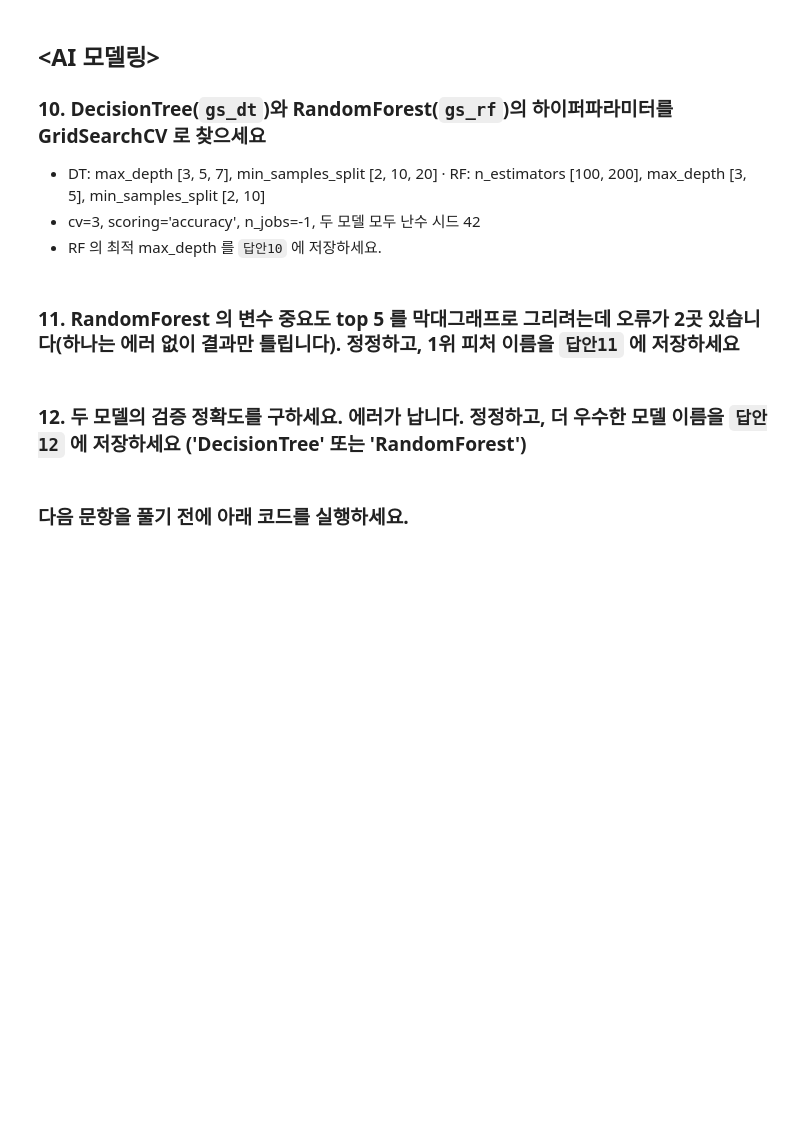
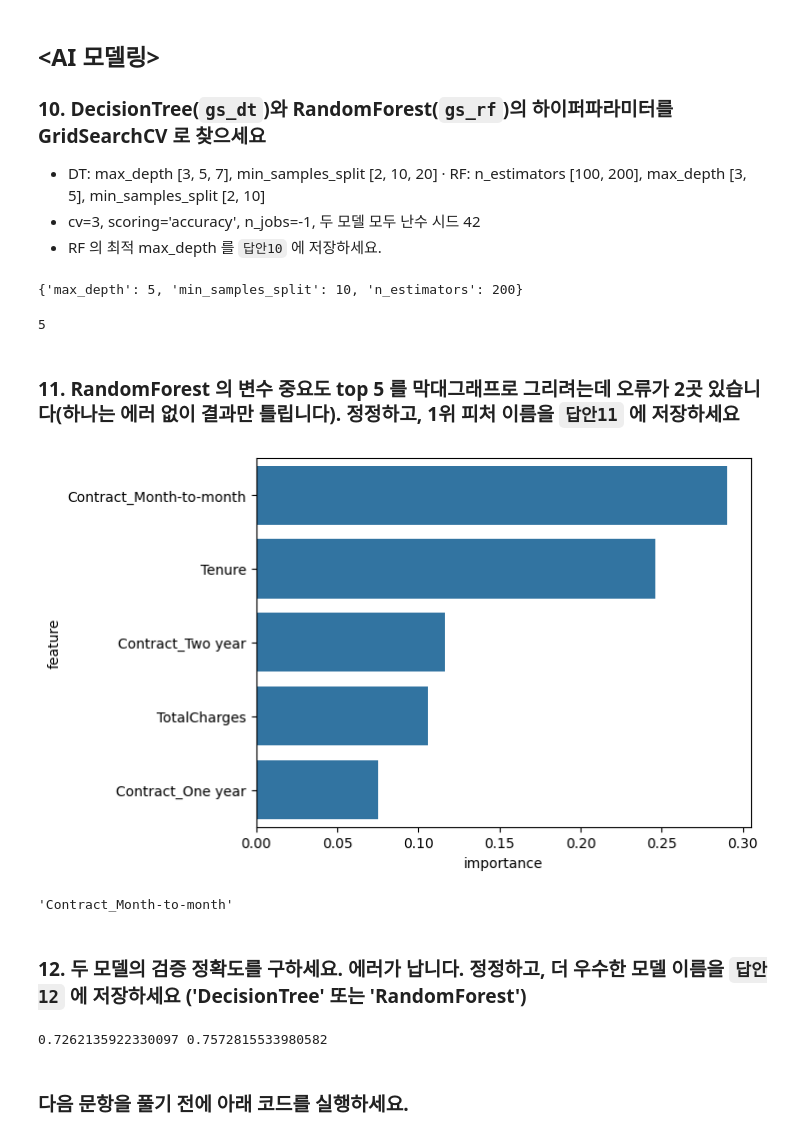
Before and after one commit to jseo0320/aice_-, a Jupyter notebook: notebooks/mock1_problem.ipynb, the cells around one changed output. Cells and saved outputs as stored; diff of their text form; code cells hidden in the pictures; blank space fills up the shorter version.

```diff
--- a/notebooks/mock1_problem.ipynb
+++ b/notebooks/mock1_problem.ipynb
@@ -74,3 +102,9 @@ data_temp.reset_index(drop=True, inplace=True)
 # %% [markdown]
 ### 6. 결측치 개수를 확인한 뒤 결측치가 있는 행을 모두 삭제해 `data_na` 에 저장하고, 결측치가 사라졌는지 확인하세요
 - 남은 행 수를 `답안6` 에 저장하세요.
+# %%
+print(data_temp.isnull().sum())
+data_na = data_temp.dropna()
+print(data_na.isnull().sum())
+답안6 = len(data_na)
+답안6
@@ -84,8 +137,10 @@ data_temp.reset_index(drop=True, inplace=True)
 # %%
 # 아래 코드의 빈칸을 채우고 오류를 정정하세요.
 data_na = data_na.copy()
-data_na.loc[data_na['PaymentMethod'].< blank7 >(['Card|Auto', 'Card|Manual']), ['PaymentMethod']] = 'Card'
-data_na.loc[data_na['PaymentMethod'].< blank7 >(['Bank transfer|Auto']), ['PaymentMethod']] = 'Bank transfer'
+data_na.loc[data_na['PaymentMethod'].isin(['Card|Auto', 'Card|Manual']), ['PaymentMethod']] = 'Card'
+data_na.loc[data_na['PaymentMethod'].isin(['Bank transfer|Auto']), ['PaymentMethod']] = 'Bank transfer'
 print(data_na['PaymentMethod'].value_counts())
-data_preset = pd.get_dummies(data=data_na, columns=['Gender', 'Contract', 'InternetService', 'PaymentMethod'], axis=1)
+data_preset = pd.get_dummies(data=data_na, columns=['Gender', 'Contract', 'InternetService', 'PaymentMethod'])   # get_dummies 에는 axis 옵션이 없다
 data_preset.info()
+답안7 = (data_na['PaymentMethod'] == 'Card').sum()
+답안7
@@ -92,6 +166,11 @@ data_preset.info()
 # %% [markdown]
 ### 8. Churn 을 레이블 y, 나머지를 피처 X 로 하고 학습용·검증용을 나누세요
 - 변수: `X_train, X_valid, y_train, y_valid` · 비율 80:20 · 이탈 비율 유지 · 난수 시드 42
+# %%
+from sklearn.model_selection import train_test_split
+X = data_preset.drop('Churn', axis=1)
+y = data_preset['Churn']
+X_train, X_valid, y_train, y_valid = train_test_split(X, y, test_size=0.2, random_state=42, stratify=y)
 # %% [markdown]
 ### 9. 스케일링 코드에 오류가 있습니다. 정정하고, 스케일링된 검증 데이터의 최댓값을 소수 둘째 자리까지 반올림해 `답안9` 에 저장하세요
 - MinMaxScaler 를 쓰세요. 변수명은 그대로 쓰세요.
@@ -109,23 +191,45 @@ round(np.max(X_valid), 2)
 - DT: max_depth [3, 5, 7], min_samples_split [2, 10, 20] · RF: n_estimators [100, 200], max_depth [3, 5], min_samples_split [2, 10]
 - cv=3, scoring='accuracy', n_jobs=-1, 두 모델 모두 난수 시드 42
 - RF 의 최적 max_depth 를 `답안10` 에 저장하세요.
+# %%
+from sklearn.tree import DecisionTreeClassifier
+from sklearn.ensemble import RandomForestClassifier
+from sklearn.model_selection import GridSearchCV
+gs_dt = GridSearchCV(estimator=DecisionTreeClassifier(random_state=42), param_grid={'max_depth': [3, 5, 7], 'min_samples_split': [2, 10, 20]}, cv=3, scoring='accuracy', n_jobs=-1)
+gs_dt.fit(X_train, y_train)
+gs_rf = GridSearchCV(estimator=RandomForestClassifier(random_state=42), param_grid={'n_estimators': [100, 200], 'max_depth': [3, 5], 'min_samples_split': [2, 10]}, cv=3, scoring='accuracy', n_jobs=-1)
+gs_rf.fit(X_train, y_train)
+print(gs_rf.best_params_)
+답안10 = gs_rf.best_params_['max_depth']
+답안10
+# %% [output]
+{'max_depth': 5, 'min_samples_split': 10, 'n_estimators': 200}
+5
 # %% [markdown]
 ### 11. RandomForest 의 변수 중요도 top 5 를 막대그래프로 그리려는데 오류가 2곳 있습니다(하나는 에러 없이 결과만 틀립니다). 정정하고, 1위 피처 이름을 `답안11` 에 저장하세요
 # %%
 # 아래의 코드를 정정하고 실행하세요.
-fi = pd.DataFrame({'feature': X.columns, 'importance': gs_rf.feature_importances_})
-fi = fi.sort_values('importance')[:5]
+fi = pd.DataFrame({'feature': X.columns, 'importance': gs_rf.best_estimator_.feature_importances_})
+fi = fi.sort_values('importance', ascending=False)[:5]   # 큰 순서로 정렬해야 top 5
 sns.barplot(x='importance', y='feature', data=fi)
+plt.show()
+답안11 = fi.iloc[0]['feature']
+답안11
+# %% [output]
+[figure, added]
+'Contract_Month-to-month'
 # %% [markdown]
 ### 12. 두 모델의 검증 정확도를 구하세요. 에러가 납니다. 정정하고, 더 우수한 모델 이름을 `답안12` 에 저장하세요 ('DecisionTree' 또는 'RandomForest')
 # %%
 # 아래의 코드를 정정하고 실행하세요.
 from sklearn.metrics import accuracy_score
 y_pred_dt = gs_dt.best_estimator_.predict(X_valid)
-y_pred_rf = gs_rf.best_estimator.predict(X_valid)
+y_pred_rf = gs_rf.best_estimator_.predict(X_valid)
 dt_acc = accuracy_score(y_valid, y_pred_dt)
 rf_acc = accuracy_score(y_valid, y_pred_rf)
 print(dt_acc, rf_acc)
+# %% [output]
+0.7262135922330097 0.7572815533980582
 # %% [markdown]
 ### 다음 문항을 풀기 전에 아래 코드를 실행하세요.
 # %%
```
Also changed, not shown: parts of 10 cells of this notebook.
